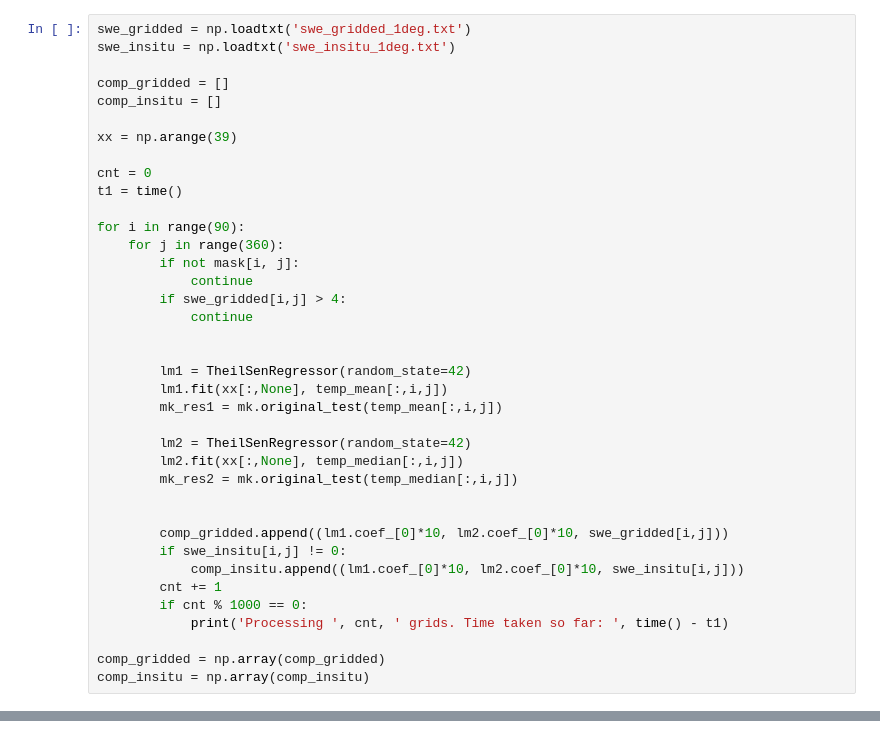
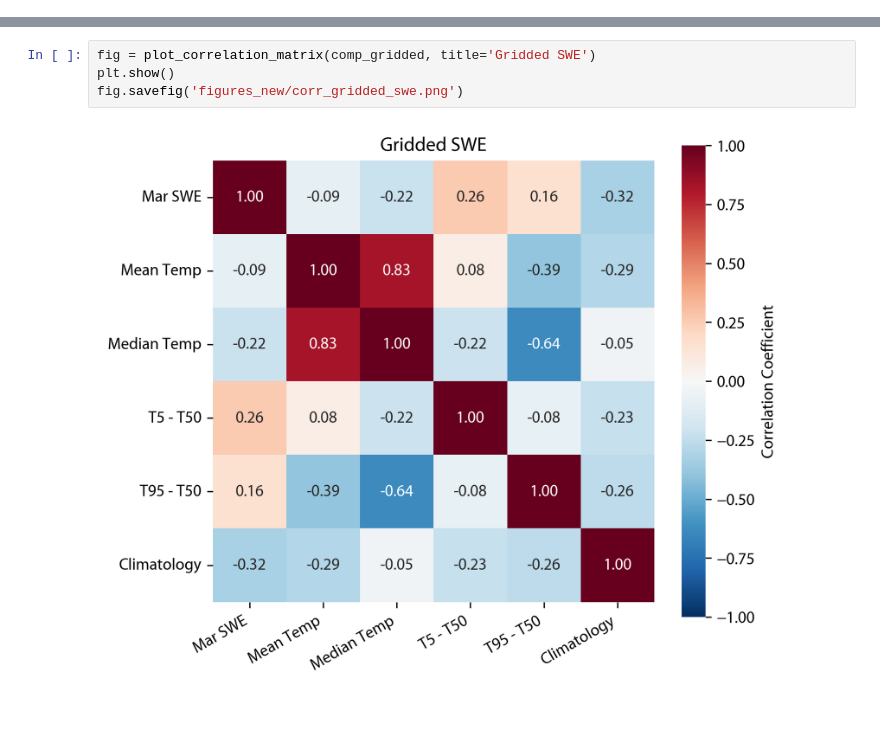
Before and after one commit to cruiseryy/mean_vs_median_temp, a Jupyter notebook: comparison_against_snow.ipynb, the cells around one changed output, grey strips where cells are left out. Drawn from its saved outputs; the diff is of its cells as text.

Commit message:
cleaned up code for temp & new code for swe & some new results

```diff
--- a/comparison_against_snow.ipynb
+++ b/comparison_against_snow.ipynb
@@ -60,40 +102,2 @@ mask = 1 - np.isnan(np.mean(temp, axis=0))
 mask2 = np.loadtxt('mask_1deg.txt')
 mask = mask * mask2
-# %%
-swe_gridded = np.loadtxt('swe_gridded_1deg.txt')
-swe_insitu = np.loadtxt('swe_insitu_1deg.txt')
-
-comp_gridded = []
-comp_insitu = []
-
-xx = np.arange(39)
-
-cnt = 0
-t1 = time()
-
-for i in range(90):
-    for j in range(360):
-        if not mask[i, j]:
-            continue
-        if swe_gridded[i,j] > 4:
-            continue
-
-
-        lm1 = TheilSenRegressor(random_state=42)
-        lm1.fit(xx[:,None], temp_mean[:,i,j])
-        mk_res1 = mk.original_test(temp_mean[:,i,j])
-
-        lm2 = TheilSenRegressor(random_state=42)
-        lm2.fit(xx[:,None], temp_median[:,i,j])
-        mk_res2 = mk.original_test(temp_median[:,i,j])
-
-
-        comp_gridded.append((lm1.coef_[0]*10, lm2.coef_[0]*10, swe_gridded[i,j]))
-        if swe_insitu[i,j] != 0:
-            comp_insitu.append((lm1.coef_[0]*10, lm2.coef_[0]*10, swe_insitu[i,j]))
-        cnt += 1
-        if cnt % 1000 == 0:
-            print('Processing ', cnt, ' grids. Time taken so far: ', time() - t1)
-
-comp_gridded = np.array(comp_gridded)
-comp_insitu = np.array(comp_insitu)
@@ -257,0 +185,6 @@ ax.axline((0, 0), slope=0, color='black', linestyle='--')
+# %%
+fig = plot_correlation_matrix(comp_gridded, title='Gridded SWE')
+plt.show()
+fig.savefig('figures_new/corr_gridded_swe.png')
+# %% [output]
+[figure, added]
```
Also changed, not shown: parts of 21 cells of this notebook, 34 other files.
